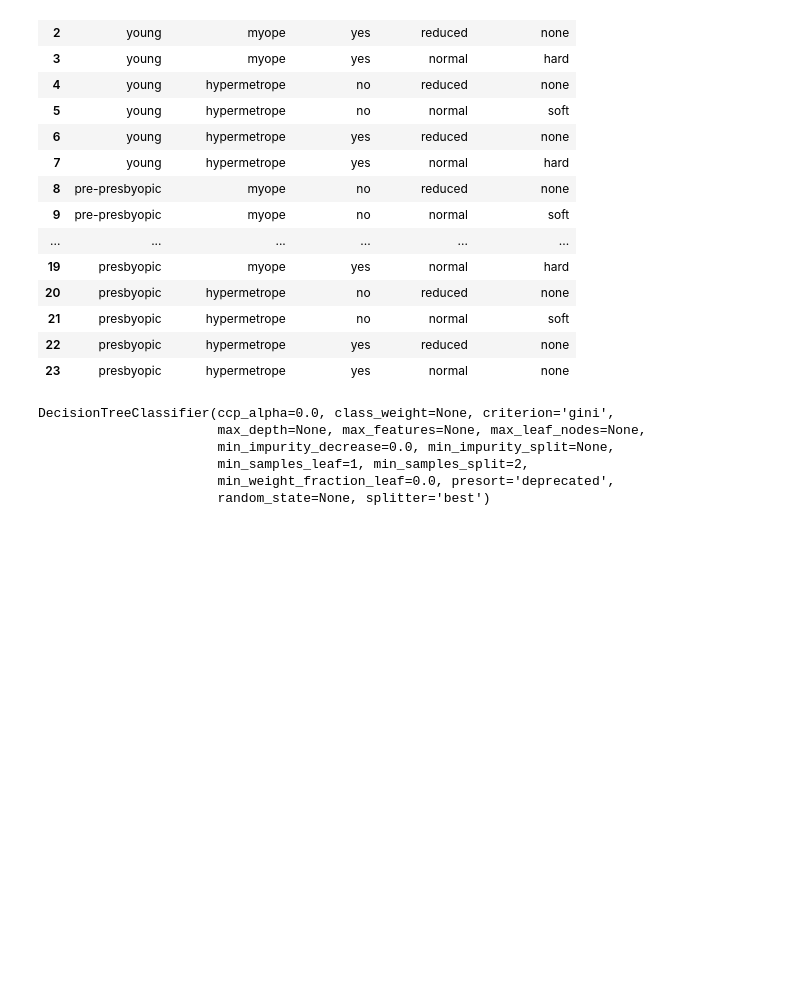
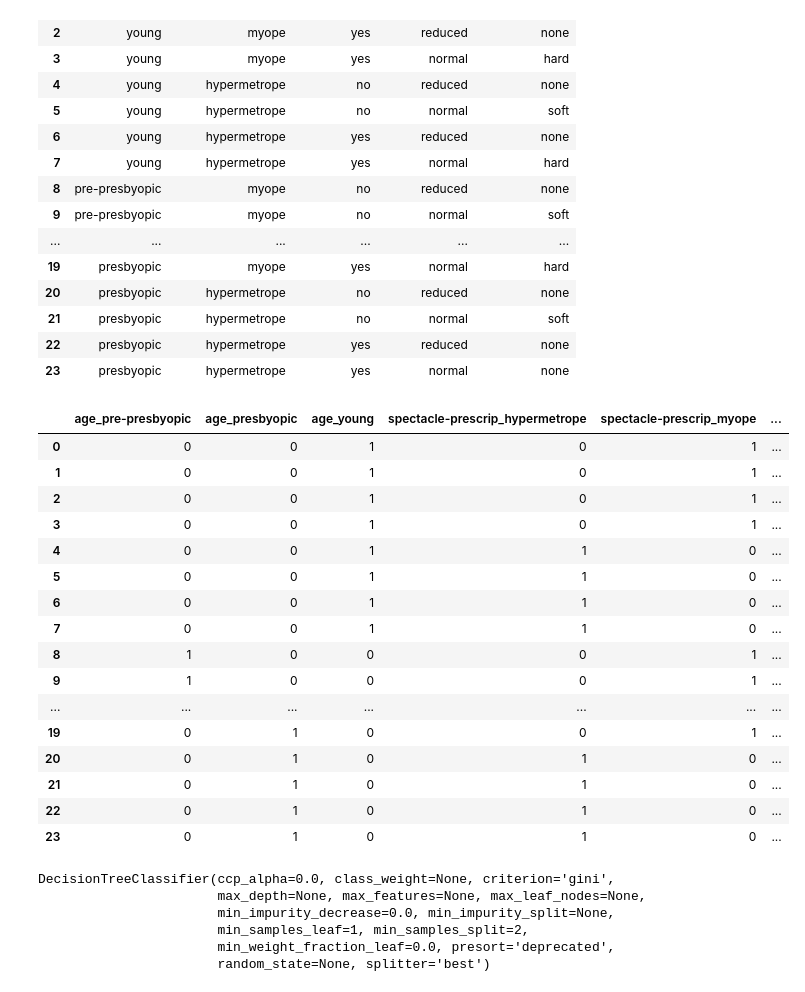
Before and after one commit to zanuarts/DataMining, a Jupyter notebook: 01_DM_DecisionTree.ipynb, the cells around one changed output. Cells and saved outputs as stored; diff of their text form; code cells hidden in the pictures; blank space fills up the shorter version.

```diff
--- a/01_DM_DecisionTree.ipynb
+++ b/01_DM_DecisionTree.ipynb
@@ -305 +284,23 @@ lens['tear-prod-rate'].replace(['reduced', 'normal'], [0,1], inplace = True)
+# %%
+one_hot_data = pd.get_dummies(lens[['age','spectacle-prescrip','astigmatism','tear-prod-rate']])
+
+one_hot_data
+# %% [output]
+|  | age_pre-presbyopic | age_presbyopic | age_young | spectacle-prescrip_hypermetrope | spectacle-prescrip_myope | ... |
+| 0 | 0 | 0 | 1 | 0 | 1 | ... |
+| 1 | 0 | 0 | 1 | 0 | 1 | ... |
+| 2 | 0 | 0 | 1 | 0 | 1 | ... |
+| 3 | 0 | 0 | 1 | 0 | 1 | ... |
+| 4 | 0 | 0 | 1 | 1 | 0 | ... |
+| 5 | 0 | 0 | 1 | 1 | 0 | ... |
+| 6 | 0 | 0 | 1 | 1 | 0 | ... |
+| 7 | 0 | 0 | 1 | 1 | 0 | ... |
+| 8 | 1 | 0 | 0 | 0 | 1 | ... |
+| 9 | 1 | 0 | 0 | 0 | 1 | ... |
+| ... | ... | ... | ... | ... | ... | ... |
+| 19 | 0 | 1 | 0 | 0 | 1 | ... |
+| 20 | 0 | 1 | 0 | 1 | 0 | ... |
+| 21 | 0 | 1 | 0 | 1 | 0 | ... |
+| 22 | 0 | 1 | 0 | 1 | 0 | ... |
+| 23 | 0 | 1 | 0 | 1 | 0 | ... |
 # %%
```
Also changed, not shown: parts of 18 cells of this notebook.
